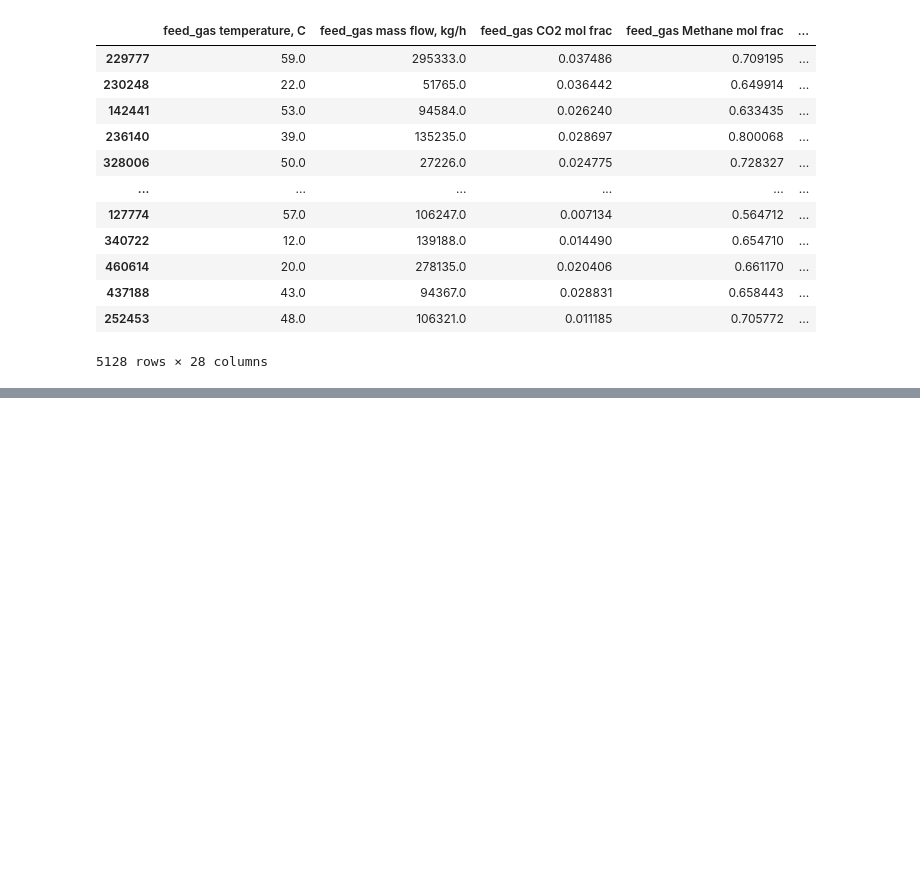
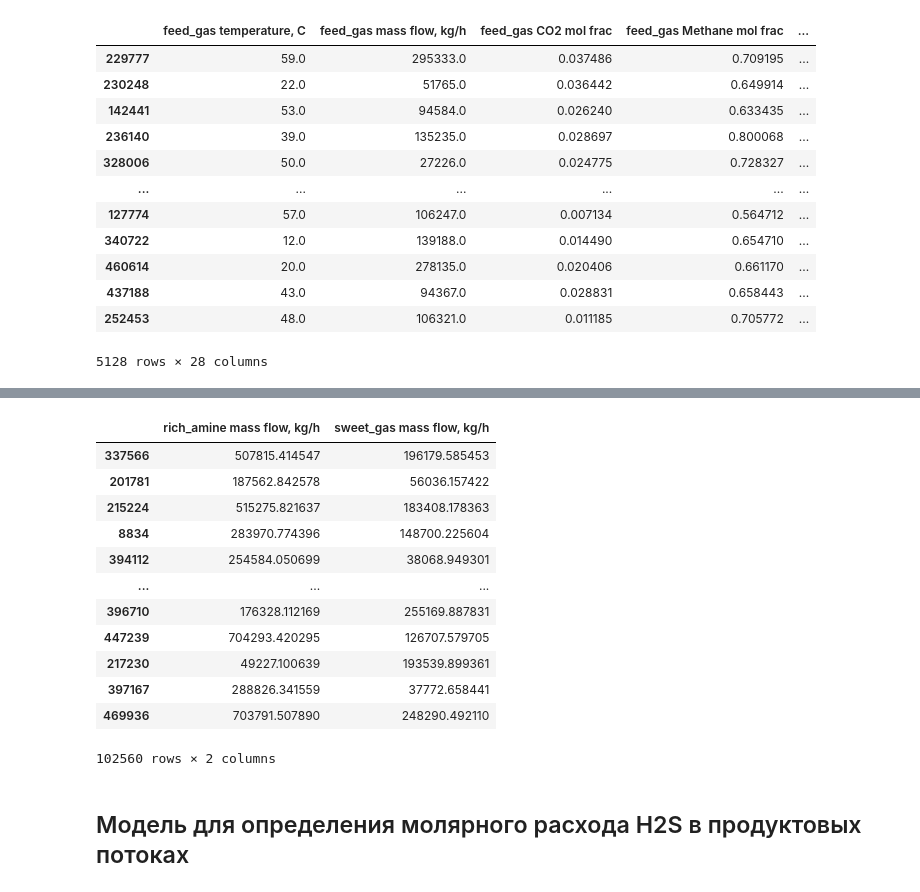
Before and after one commit to Rus-tam/AI_models, a Jupyter notebook: amine_treatment_05_12_2023.ipynb, the cells around one changed output, grey strips where cells are left out. Cells and saved outputs as stored; diff of their text form; code cells hidden in the pictures; blank space fills up the shorter version.

Commit message:
lean amine h2s molar flow prediction model

```diff
--- a/amine_treatment_05_12_2023.ipynb
+++ b/amine_treatment_05_12_2023.ipynb
@@ -254,5 +220,5 @@ list(mini_data.columns)
 # %%
-sulphur = data[[
+prod_temp = data[[
     'feed_gas temperature, C', 'feed_gas mass flow, kg/h', 'feed_gas CO2 mol frac', 'feed_gas Methane mol frac',
     'feed_gas Ethane mol frac', 'feed_gas Propane mol frac', 'feed_gas i-Butane mol frac', 'feed_gas n-Butane mol frac',
     'feed_gas i-Pentane mol frac', 'feed_gas n-Pentane mol frac', 'feed_gas H2S mol frac', 'feed_gas H2O mol frac',
@@ -260,10 +226,10 @@ sulphur = data[[
     'lean_amine Methane mol frac', 'lean_amine Ethane mol frac', 'lean_amine Propane mol frac',
     'lean_amine i-Butane mol frac', 'lean_amine n-Butane mol frac', 'lean_amine i-Pentane mol frac',
     'lean_amine n-Pentane mol frac', 'lean_amine H2S mol frac', 'lean_amine H2O mol frac', 'lean_amine MDEAmine mol frac',
-    'rich_amine H2S mol frac'
+     'rich_amine mass flow, kg/h', 'sweet_gas mass flow, kg/h'
                ]]
 
-X = sulphur[[
+X = prod_temp[[
     'feed_gas temperature, C', 'feed_gas mass flow, kg/h', 'feed_gas CO2 mol frac', 'feed_gas Methane mol frac',
     'feed_gas Ethane mol frac', 'feed_gas Propane mol frac', 'feed_gas i-Butane mol frac', 'feed_gas n-Butane mol frac',
     'feed_gas i-Pentane mol frac', 'feed_gas n-Pentane mol frac', 'feed_gas H2S mol frac', 'feed_gas H2O mol frac',
@@ -273,7 +239,7 @@ X = sulphur[[
     'lean_amine n-Pentane mol frac', 'lean_amine H2S mol frac', 'lean_amine H2O mol frac', 'lean_amine MDEAmine mol frac',
 ]]
 
-y = sulphur[['rich_amine H2S mol frac']]
+y = prod_temp[['rich_amine mass flow, kg/h', 'sweet_gas mass flow, kg/h']]
 
 # Собираем трансформер столбцов
 ct = make_column_transformer(
@@ -303,0 +328,16 @@ X_train_normal.shape, y_train.shape
+# %%
+y_test
+# %% [output]
+|  | rich_amine mass flow, kg/h | sweet_gas mass flow, kg/h |
+| 337566 | 507815.414547 | 196179.585453 |
+| 201781 | 187562.842578 | 56036.157422 |
+| 215224 | 515275.821637 | 183408.178363 |
+| 8834 | 283970.774396 | 148700.225604 |
+| 394112 | 254584.050699 | 38068.949301 |
+| ... | ... | ... |
+| 396710 | 176328.112169 | 255169.887831 |
+| 447239 | 704293.420295 | 126707.579705 |
+| 217230 | 49227.100639 | 193539.899361 |
+| 397167 | 288826.341559 | 37772.658441 |
+| 469936 | 703791.507890 | 248290.492110 |
+102560 rows × 2 columns
@@ -303,0 +346,2 @@ X_train_normal.shape, y_train.shape
+# %% [markdown]
+## Модель для определения молярного расхода H2S в продуктовых потоках
```
Also changed, not shown: parts of 31 cells of this notebook, 3 other files.
